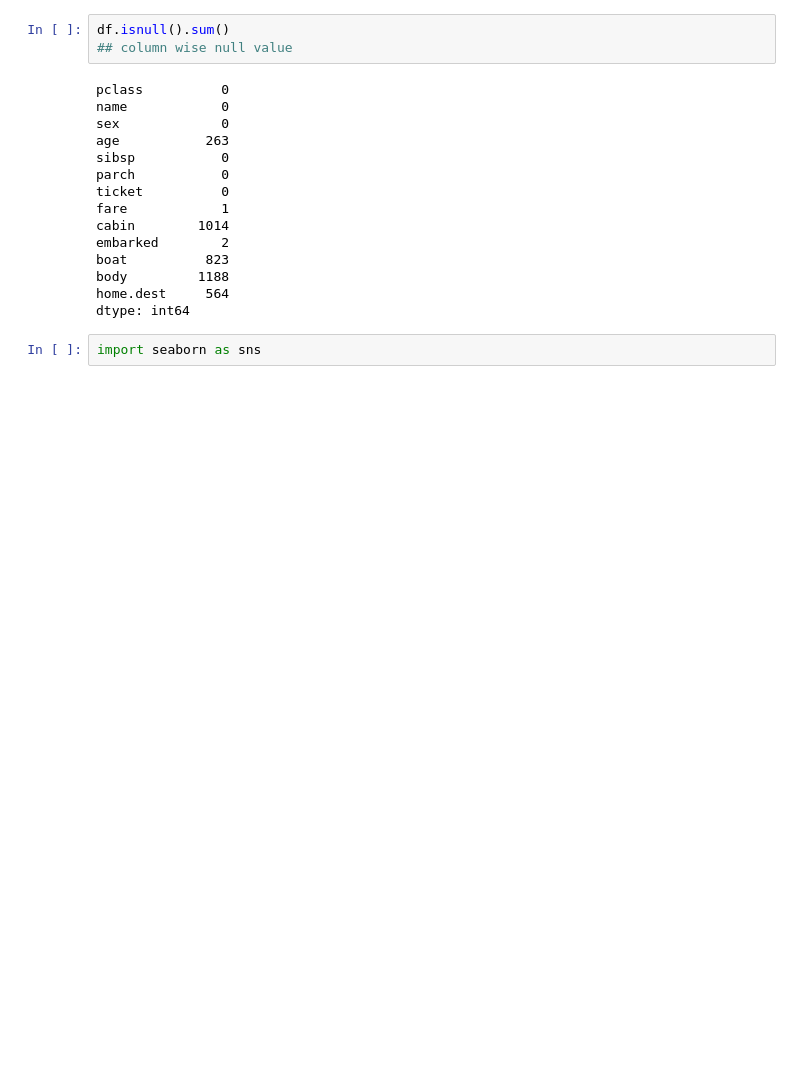
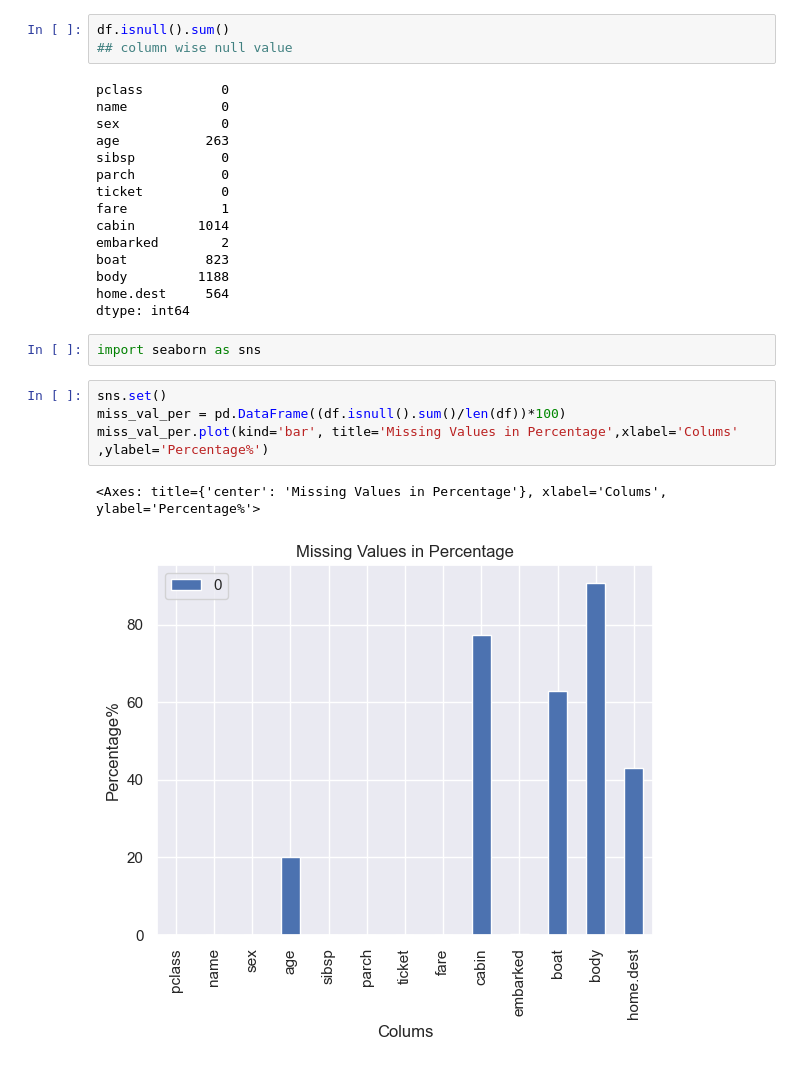
Before and after one commit to kazrkb/sklearn-session-2, a Jupyter notebook: sklearn session 2.ipynb, the cells around one changed output. Drawn from its saved outputs; the diff is of its cells as text; blank space fills up the shorter version.

Commit message:
plotted bar graph to find column wise pertange of missing values

```diff
--- a/sklearn session 2.ipynb
+++ b/sklearn session 2.ipynb
@@ -170,3 +170,10 @@ home.dest     564
 dtype: int64
 # %%
 import seaborn as sns
+# %%
+sns.set()
+miss_val_per = pd.DataFrame((df.isnull().sum()/len(df))*100)
+miss_val_per.plot(kind='bar', title='Missing Values in Percentage',xlabel='Colums' ,ylabel='Percentage%')
+# %% [output]
+<Axes: title={'center': 'Missing Values in Percentage'}, xlabel='Colums', ylabel='Percentage%'>
+[figure, added]
```
